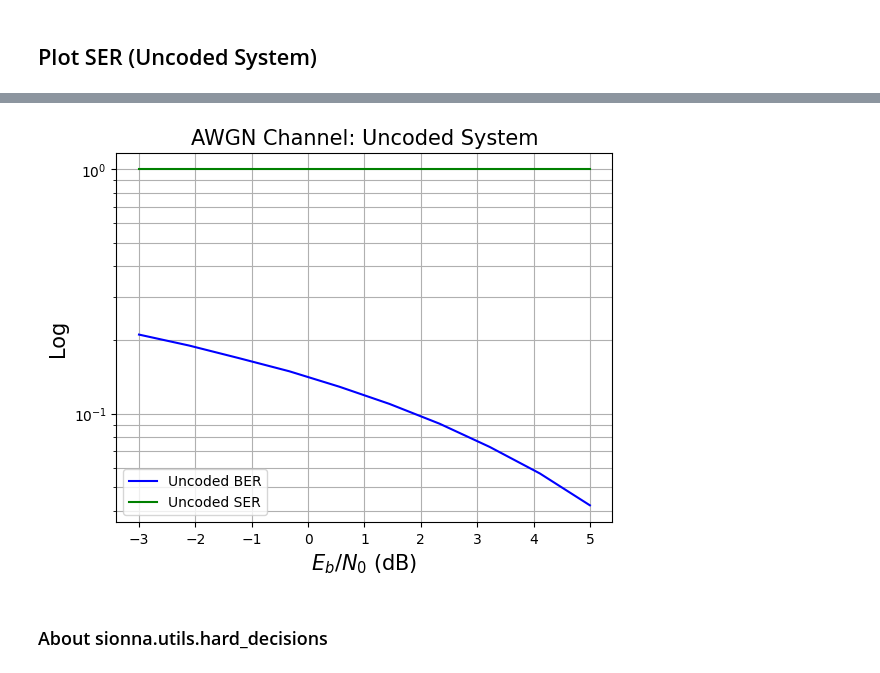
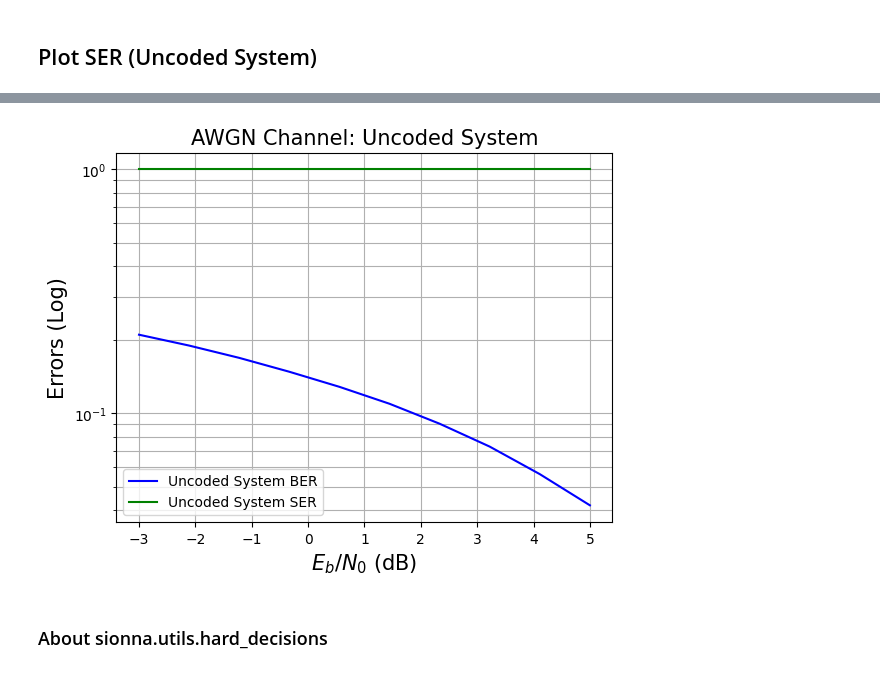
Before and after one commit to leeofaith/sionna, a Jupyter notebook: Jupyter Notebooks/Notes.ipynb, the cells around one changed output, grey strips where cells are left out. Drawn from its saved outputs; the diff is of its cells as text; code cells hidden in the pictures.

```diff
--- a/Jupyter Notebooks/Notes.ipynb
+++ b/Jupyter Notebooks/Notes.ipynb
@@ -299,37 +328,37 @@ for EBN0_DB in np.linspace(EBN0_DB_MIN,EBN0_DB_MAX,10):
 
     bits = binary_source([BATCH_SIZE,BLOCK_LENGTH]) # Blocklength
 
     x = mapper(bits)
 
     y = awgn_channel([x, no])
 
     llr = demapper([y, no])
 
     bits_hat = hard_decisions(llr)
 
     ber = compute_ber(bits, bits_hat)
 
     ser = compute_ser(x, y)
 
     snrs += [EBN0_DB]
     bers += [ber]
     sers += [ser]
 
 title = "AWGN Channel: Uncoded System"
 xlabel = "$E_b/N_0$ (dB)"
-ylabel = "Log"
+ylabel = "Errors (Log)"
 plt.title(title, fontsize=15)
 plt.xticks(fontsize=10)
 plt.yticks(fontsize=10)
 plt.xlabel(xlabel, fontsize=15)
 plt.ylabel(ylabel, fontsize=15)
 plt.grid(which="both")
-plt.semilogy(snrs, bers, 'b', label='Uncoded BER')
-plt.semilogy(snrs, sers, 'g', label='Uncoded SER')
+plt.semilogy(snrs, bers, 'b', label='Uncoded System BER')
+plt.semilogy(snrs, sers, 'g', label='Uncoded System SER')
 plt.legend(loc='lower left', fontsize=10)
 plt.show()
 # %% [output]
-[figure, old version]
+[figure, new version]
 # %% [markdown]
 ### About sionna.utils.hard_decisions
 # %%
```
Also changed, not shown: parts of 9 cells of this notebook, 1 other file.
